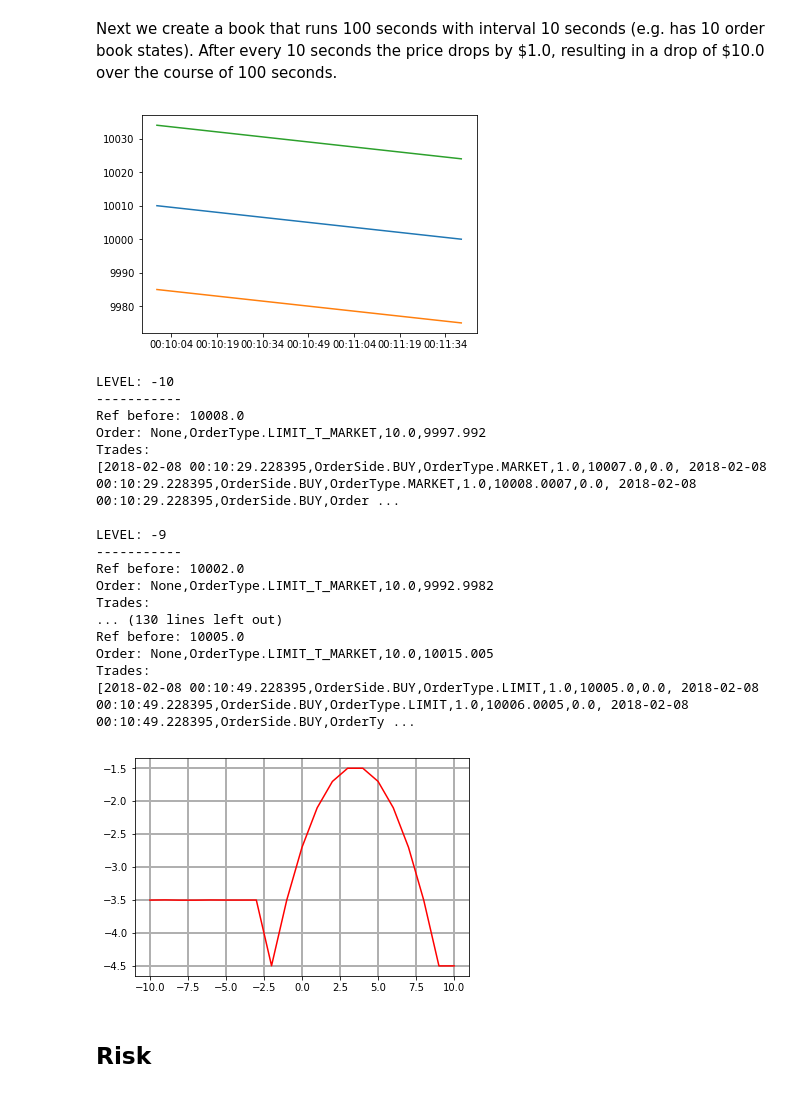
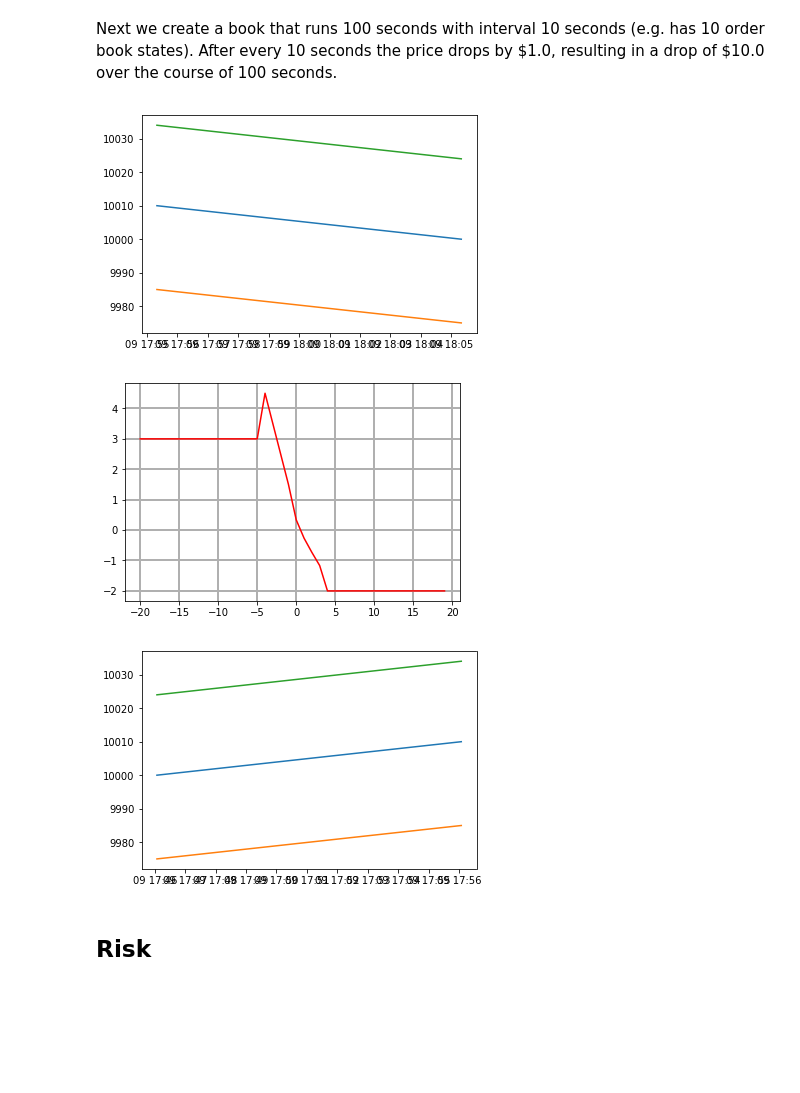
Before and after one commit to mjuchli/ctc-executioner, a Jupyter notebook: notebooks/order_execution_behaviour.ipynb, the cells around one changed output. Saved outputs shown, nothing was run; the diff lists cells and outputs as text; code cells hidden in the pictures; blank space fills up the shorter version.

Commit message:
Extend artificial ob part

```diff
--- a/notebooks/order_execution_behaviour.ipynb
+++ b/notebooks/order_execution_behaviour.ipynb
@@ -66,13 +66,14 @@ def evaluateReturns(levels=range(-100, 101), crossval=10, force_execution=True,
         for _ in range(crossval):
             action = actionSpace.createAction(a, t, i, force_execution=force_execution)
             refBefore = action.getReferencePrice()
+            if trade_log:
+                print("\nLEVEL: " + str(level))
+                print("-----------")
+                print("Reference price: " + str(refBefore) + "("+str(action.getOrderbookState().getTimestamp())+")")
             action.run(actionSpace.orderbook)
             refAfter = action.getOrderbookState().getTradePrice()
             paid = action.getAvgPrice()
             if trade_log:
-                print("\nLEVEL: " + str(level))
-                print("-----------")
-                print("Ref before: " + str(refBefore))
                 print("Order: " + str(action.getOrder()))
                 print("Trades:")
                 print(action.getTrades())
@@ -367,34 +385,17 @@ config = {
     'startPrice': 10010.0,
     'endPrice': 10000.0,
     'startTime': datetime.datetime.now(),
-    'duration': datetime.timedelta(seconds=100),
+    'duration': datetime.timedelta(minutes=10),
     'interval': datetime.timedelta(seconds=10)
 }
 orderbook.createArtificial(config)
 orderbook.plot(show_bidask=True)
 # %% [output]
-[figure, old version]
+[figure, new version]
 # %%
-T = [0, 10] #, 120, 240
-I = [10.0]
+T = [0, 300] #, 120, 240
+I = [5.0]
 actionSpace = ActionSpace(orderbook, OrderSide.BUY, T, I)
-priceReturnCurve(crossval=1, levels=range(-10, 11), force_execution=True, trade_log=True, enable_after_exec_return=False)
+priceReturnCurve(crossval=1, levels=range(-20, 20), force_execution=True, enable_after_exec_return=False, trade_log=False)
 # %% [output]
-LEVEL: -10
------------
-Ref before: 10008.0
-Order: None,OrderType.LIMIT_T_MARKET,10.0,9997.992
-Trades:
-[2018-02-08 00:10:29.228395,OrderSide.BUY,OrderType.MARKET,1.0,10007.0,0.0, 2018-02-08 00:10:29.228395,OrderSide.BUY,OrderType.MARKET,1.0,10008.0007,0.0, 2018-02-08 00:10:29.228395,OrderSide.BUY,Order ...
-
-LEVEL: -9
------------
-Ref before: 10002.0
-Order: None,OrderType.LIMIT_T_MARKET,10.0,9992.9982
-Trades:
-... (130 lines left out)
-Ref before: 10005.0
-Order: None,OrderType.LIMIT_T_MARKET,10.0,10015.005
-Trades:
-[2018-02-08 00:10:49.228395,OrderSide.BUY,OrderType.LIMIT,1.0,10005.0,0.0, 2018-02-08 00:10:49.228395,OrderSide.BUY,OrderType.LIMIT,1.0,10006.0005,0.0, 2018-02-08 00:10:49.228395,OrderSide.BUY,OrderTy ...
-[figure, old version]
+[figure, new version]
@@ -400,0 +407,13 @@ Trades:
+# %%
+orderbook = Orderbook()
+config = {
+    'startPrice': 10000.0,
+    'endPrice': 10010.0,
+    'startTime': datetime.datetime.now(),
+    'duration': datetime.timedelta(minutes=10),
+    'interval': datetime.timedelta(seconds=10)
+}
+orderbook.createArtificial(config)
+orderbook.plot(show_bidask=True)
+# %% [output]
+[figure, added]
```
Also changed, not shown: parts of 18 cells of this notebook.
